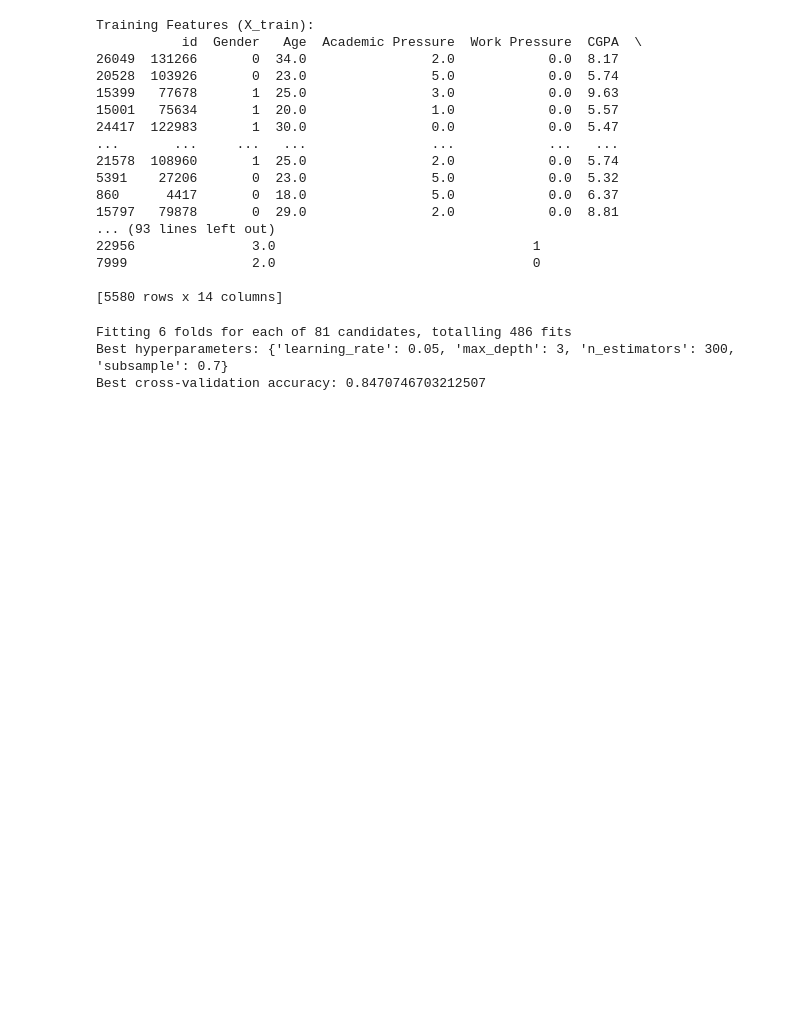
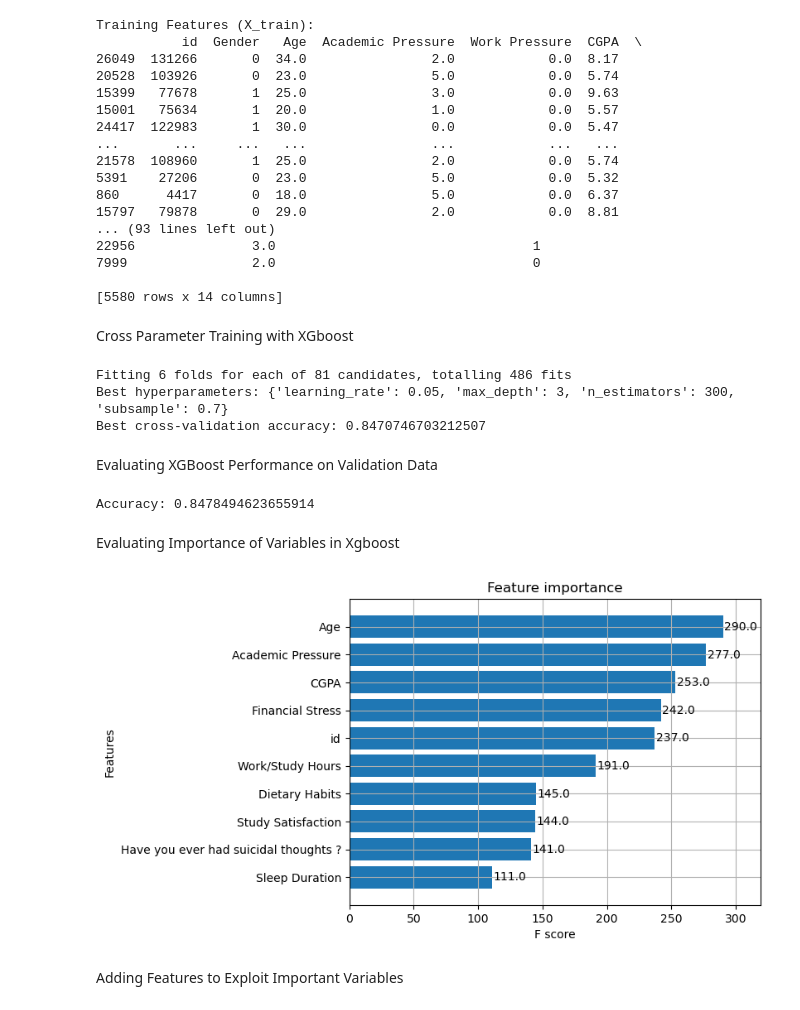
Before and after one commit to Callum-Brown/Student_Depression_Analysis, a Jupyter notebook: main.ipynb, the cells around one changed output. Drawn from its saved outputs; the diff is of its cells as text; code cells hidden in the pictures; blank space fills up the shorter version.

Commit message:
evaluated model and plotted most influential variables

```diff
--- a/main.ipynb
+++ b/main.ipynb
@@ -152,6 +152,8 @@ Training Features (X_train):
 7999                2.0                                 0
 
 [5580 rows x 14 columns]
+# %% [markdown]
+Cross Parameter Training with XGboost
 # %%
 from sklearn.model_selection import cross_val_score, StratifiedKFold
 from sklearn.datasets import make_classification
@@ -176,6 +178,7 @@ grid_search = GridSearchCV(estimator=xgb.XGBClassifier(objective='binary:logisti
                            scoring='accuracy',  # You can use 'roc_auc', 'f1', etc.
                            cv=6,
                            verbose=1,
+                           refit=True
                            )
 
 # Fit the grid search to the data
@@ -190,3 +193,37 @@ print("Best cross-validation accuracy:", grid_search.best_score_)
 Fitting 6 folds for each of 81 candidates, totalling 486 fits
 Best hyperparameters: {'learning_rate': 0.05, 'max_depth': 3, 'n_estimators': 300, 'subsample': 0.7}
 Best cross-validation accuracy: 0.8470746703212507
+# %% [markdown]
+Evaluating XGBoost Performance on Validation Data
+# %%
+
+best_model = grid_search.best_estimator_
+
+predictions = best_model.predict(X_val)
+
+from sklearn.metrics import accuracy_score
+
+# Assuming you are doing classification
+accuracy = accuracy_score(y_val, predictions)
+print(f'Accuracy: {accuracy}')
+# %% [output]
+Accuracy: 0.8478494623655914
+# %% [markdown]
+Evaluating Importance of Variables in Xgboost
+# %%
+# Get feature importance (using 'weight', 'gain', or 'cover')
+importance = best_model.get_booster().get_score(importance_type='weight')
+
+# Convert importance into a pandas DataFrame for better readability
+importance_df = pd.DataFrame(list(importance.items()), columns=['Feature', 'Importance'])
+
+# Sort by importance (descending order)
+importance_df = importance_df.sort_values(by='Importance', ascending=False)
+
+#plot results
+xgb.plot_importance(best_model.get_booster(), importance_type='weight', max_num_features=10, height=0.8)
+plt.show()
+# %% [output]
+[figure, added]
+# %% [markdown]
+Adding Features to Exploit Important Variables
```
